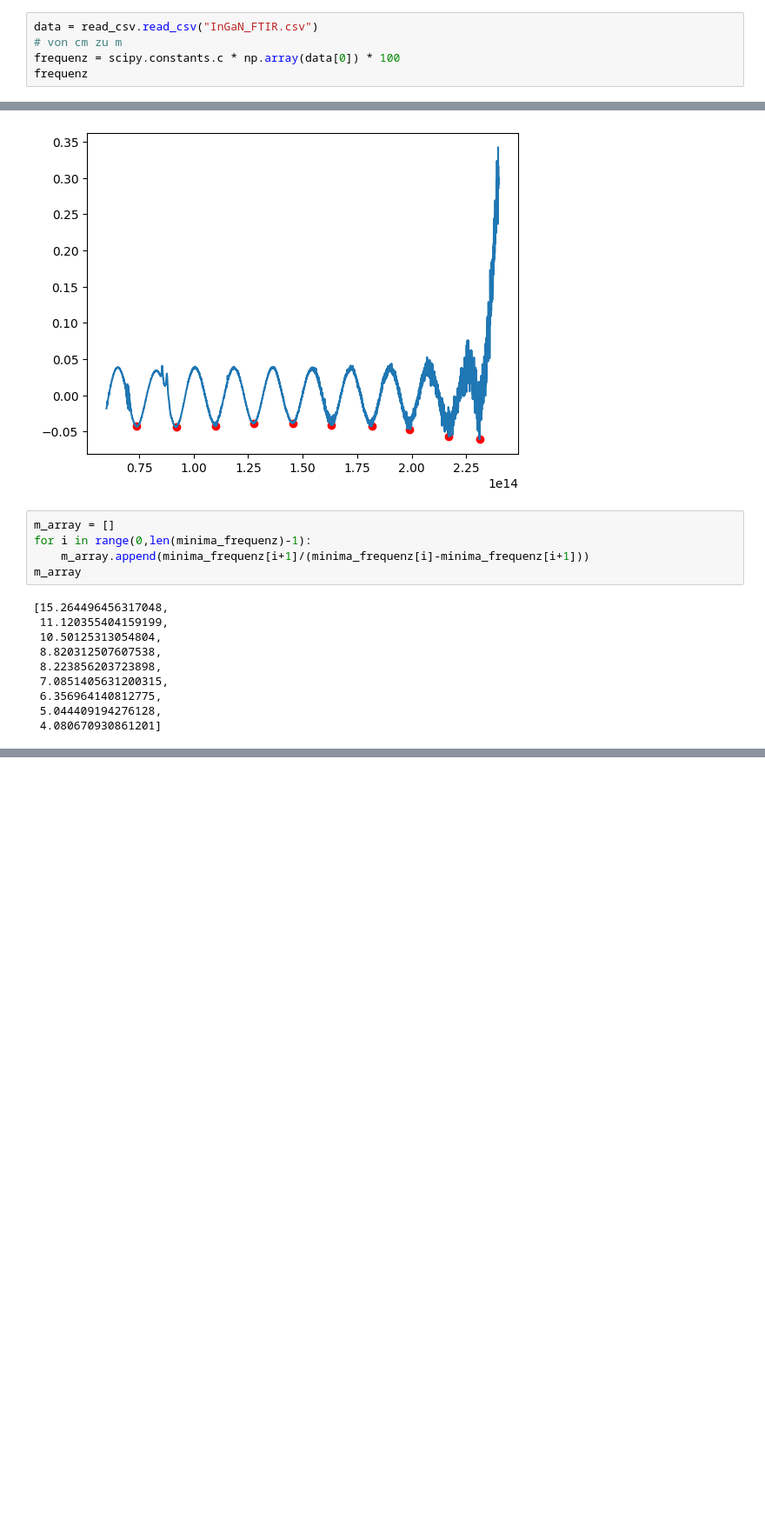
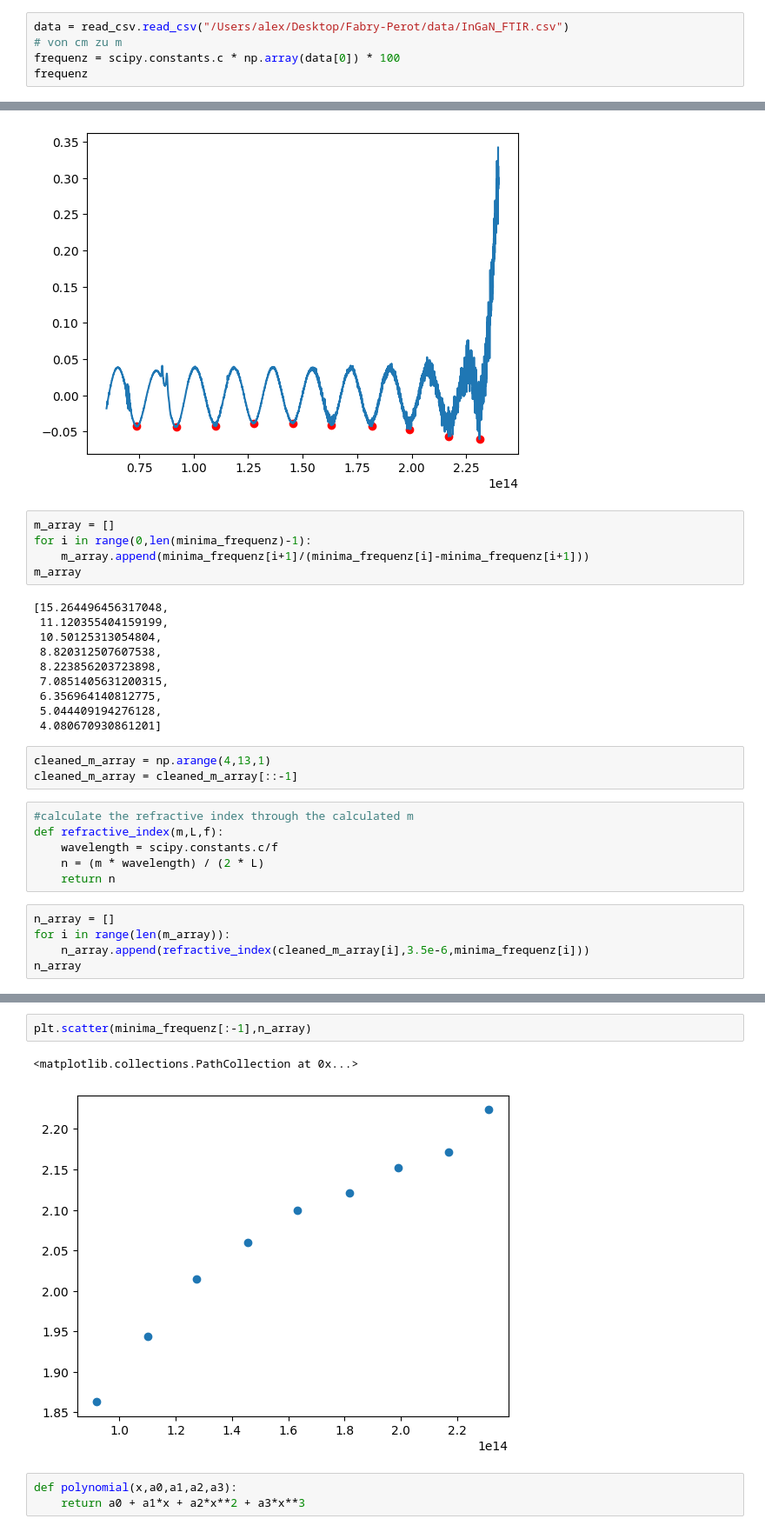
Before and after one commit to alexburg14/Fabry-Perot, a Jupyter notebook: calc_refractive/calc.ipynb, the cells around one changed output, grey strips where cells are left out. Shown at 87% size. Drawn from its saved outputs; the diff is of its cells as text; blank space fills up the shorter version.

Commit message:
cleaning this out and calculating refractive index through fitting

```diff
--- a/calc_refractive/calc.ipynb
+++ b/calc_refractive/calc.ipynb
@@ -6,5 +8,5 @@ import scipy.constants
 # %%
-data = read_csv.read_csv("InGaN_FTIR.csv")
+data = read_csv.read_csv("/Users/alex/Desktop/Fabry-Perot/data/InGaN_FTIR.csv")
 # von cm zu m
 frequenz = scipy.constants.c * np.array(data[0]) * 100
 frequenz
@@ -77,3 +79,17 @@ m_array
  6.356964140812775,
  5.044409194276128,
  4.080670930861201]
+# %%
+cleaned_m_array = np.arange(4,13,1)
+cleaned_m_array = cleaned_m_array[::-1]
+# %%
+#calculate the refractive index through the calculated m
+def refractive_index(m,L,f):
+    wavelength = scipy.constants.c/f
+    n = (m * wavelength) / (2 * L)
+    return n
+# %%
+n_array = []
+for i in range(len(m_array)):
+    n_array.append(refractive_index(cleaned_m_array[i],3.5e-6,minima_frequenz[i]))
+n_array
@@ -79,0 +106,8 @@ m_array
+# %%
+plt.scatter(minima_frequenz[:-1],n_array)
+# %% [output]
+<matplotlib.collections.PathCollection at 0x...>
+[figure, added]
+# %%
+def polynomial(x,a0,a1,a2,a3):
+    return a0 + a1*x + a2*x**2 + a3*x**3
```
Also changed, not shown: parts of 8 cells of this notebook, 12 other files.
